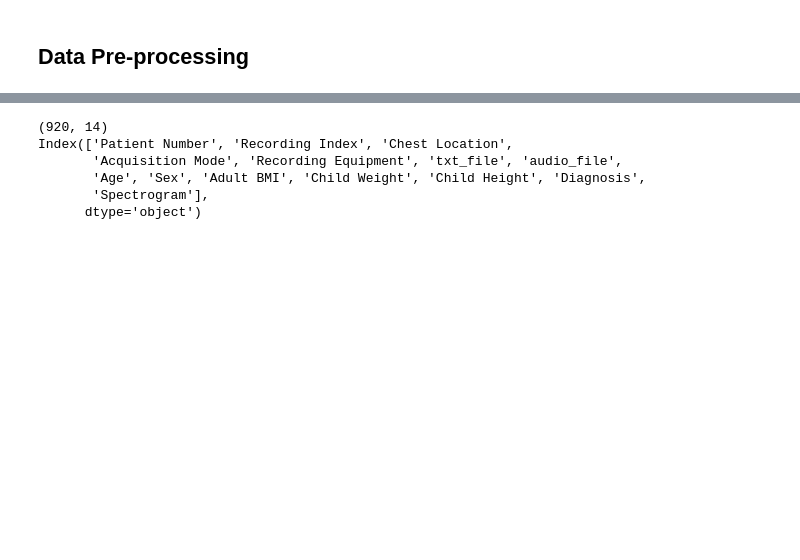
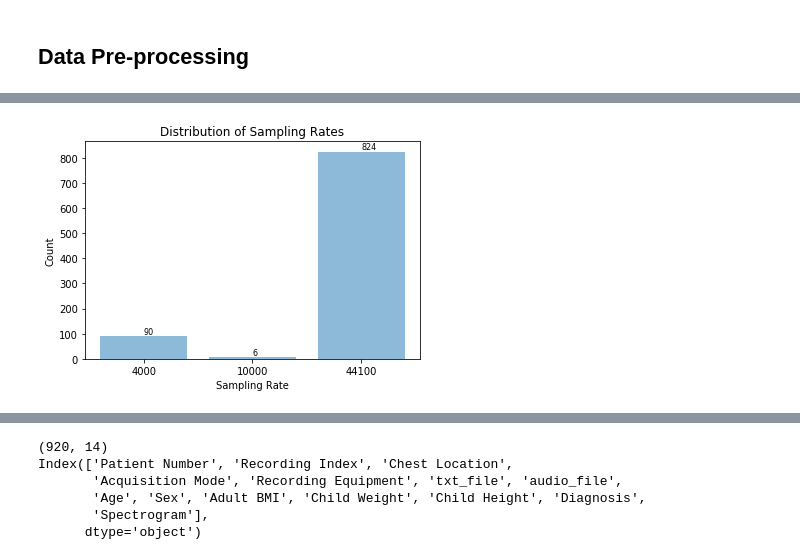
Before and after one commit to basharbme/Respiratory-Disease-Detection, a Jupyter notebook: code.ipynb, the cells around one changed output, grey strips where cells are left out. Cells and saved outputs as stored; diff of their text form; code cells hidden in the pictures; blank space fills up the shorter version.

```diff
--- a/code.ipynb
+++ b/code.ipynb
@@ -98,6 +103,24 @@ for f in tqdm(data['audio_file']):
         lowest = sample_rate
 
 print(lowest)
+# %%
+# create a distribution of sample rates
+bar_objects = list(unique_sample_rates)
+y_pos = np.arange(len(bar_objects))
+bar_object_counts = [sample_rates.count(obj) for obj in bar_objects]
+
+plt.bar(y_pos, bar_object_counts, align='center', alpha=0.5)
+plt.xticks(y_pos, bar_objects)
+plt.ylabel('Count')
+plt.xlabel('Sampling Rate')
+plt.title('Distribution of Sampling Rates')
+
+for i in range(len(bar_object_counts)):
+    plt.text(x=i, y=bar_object_counts[i] + 10, s=str(bar_object_counts[i]), size=8)
+
+plt.show()
+# %% [output]
+[figure, added]
 # %%
 # function to get spectrogram from a wav file
 def get_spectro(file_path):
```
Also changed, not shown: parts of 8 cells of this notebook, 2 other files.
